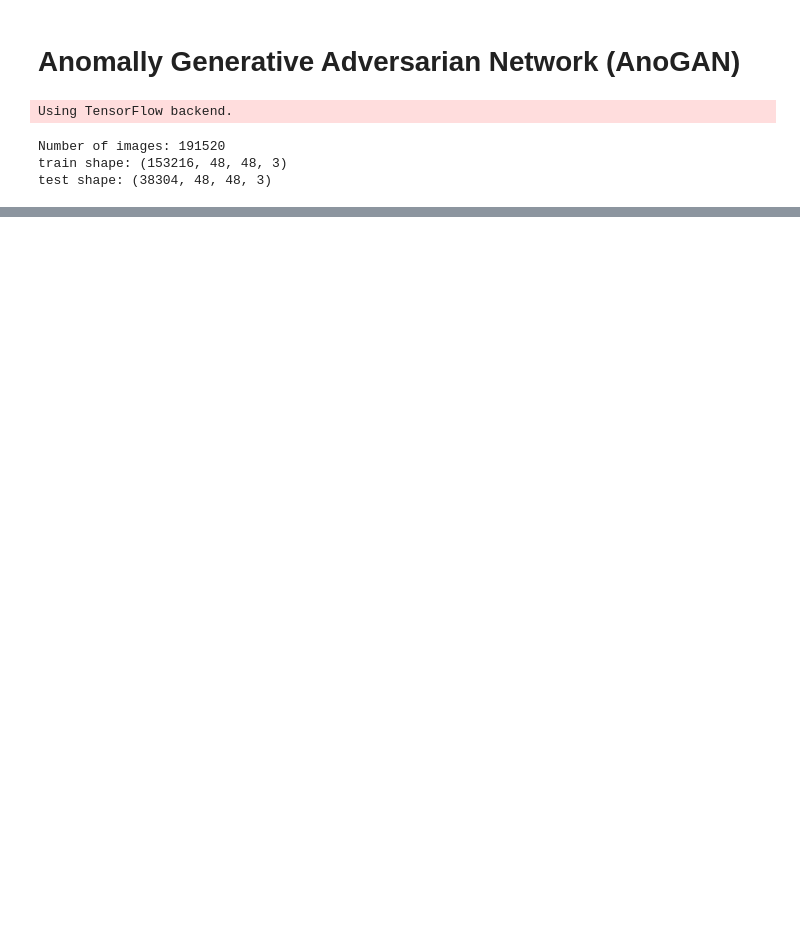
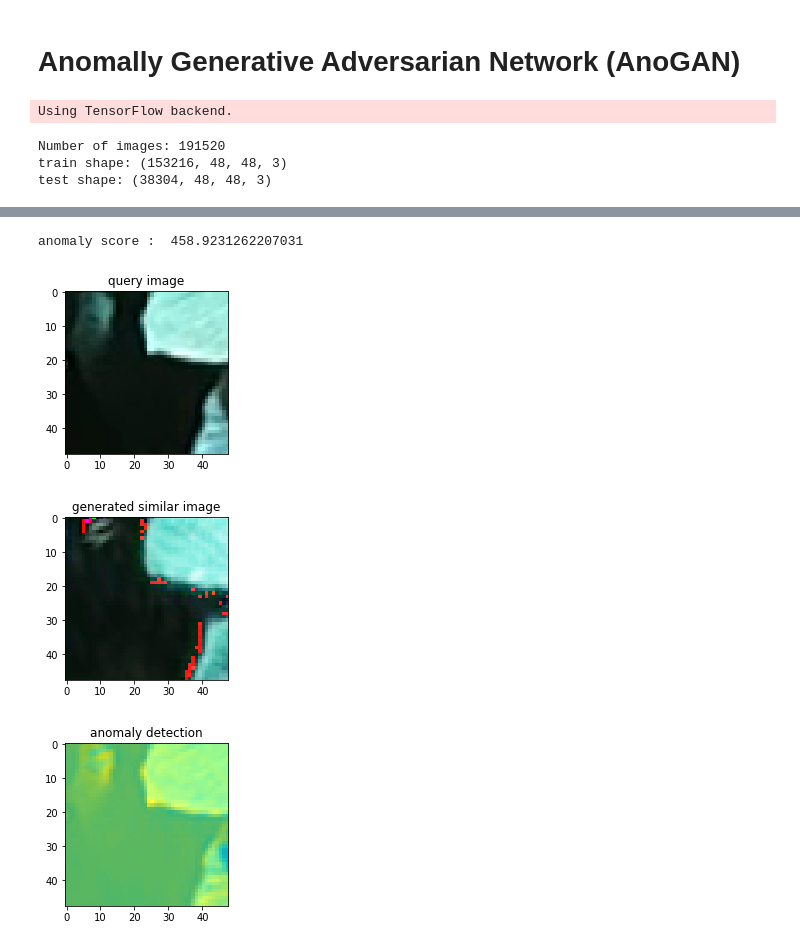
Before and after one commit to MaestriaElectronicaTEC/adversarial-anomaly-detector, a Jupyter notebook: models/anogan/AnoGAN.ipynb, the cells around one changed output, grey strips where cells are left out. Saved outputs shown, nothing was run; the diff lists cells and outputs as text; code cells hidden in the pictures; blank space fills up the shorter version.

```diff
--- a/models/anogan/AnoGAN.ipynb
+++ b/models/anogan/AnoGAN.ipynb
@@ -143,3 +144,11 @@ anomaly score :  684.7335815429688
+# %%
+test_img2 = X_test_original[1]
+anomaly_evaluation(np.array([test_img2]))
+# %% [output]
+anomaly score :  458.9231262207031
+[figure, added]
+[figure, added]
+[figure, added]
 # %%
 ### 4. tsne feature view
 
```
Also changed, not shown: parts of 5 cells of this notebook, 1 other file.
